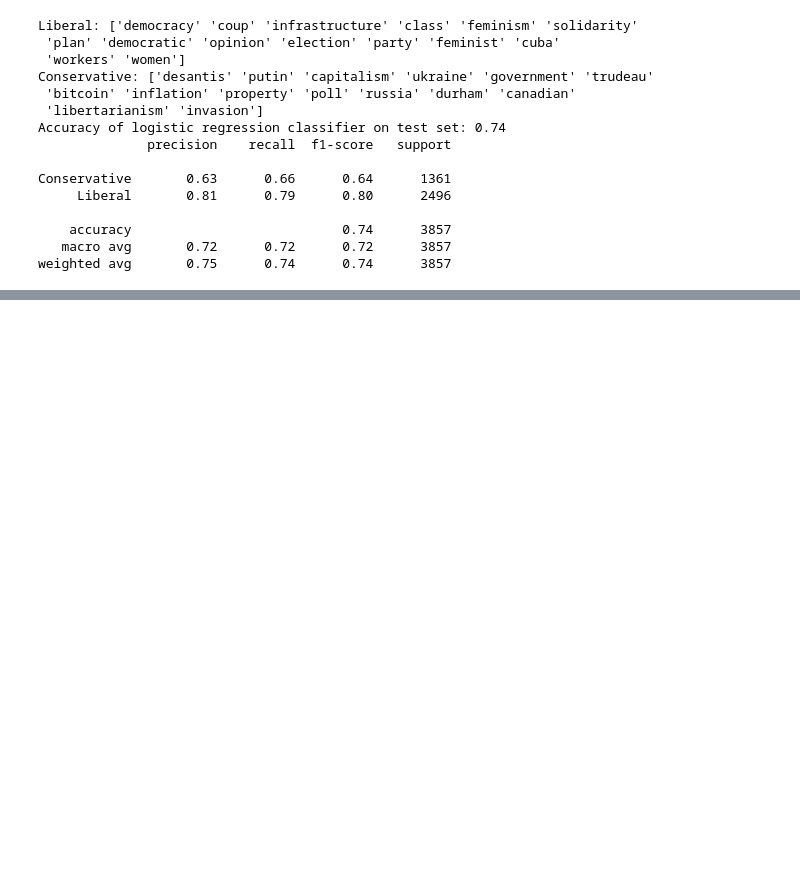
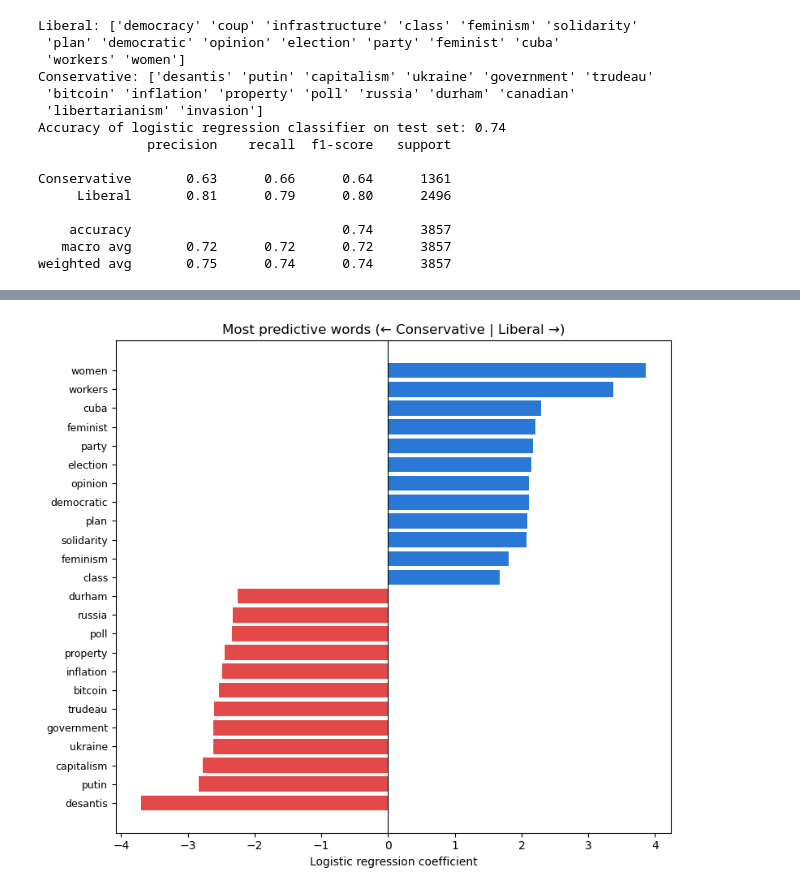
Before and after one commit to yume-24/intermediate-data-science-PBL2, a Jupyter notebook: Analysis.ipynb, the cells around one changed output, grey strips where cells are left out. Drawn from its saved outputs; the diff is of its cells as text; code cells hidden in the pictures; blank space fills up the shorter version.

Commit message:
TFIDF+Logistics

```diff
--- a/Analysis.ipynb
+++ b/Analysis.ipynb
@@ -135,0 +150,24 @@ weighted avg       0.75      0.74      0.74      3857
+# %%
+import numpy as np
+import matplotlib.pyplot as plt
+
+coefs_f = model.coef_[0]
+names = vectorizer.get_feature_names_out()
+
+n = 12
+top_lib_idx = np.argsort(coefs_f)[-n:]
+top_con_idx = np.argsort(coefs_f)[:n]
+idx = np.concatenate([top_con_idx, top_lib_idx])
+vals = coefs_f[idx]
+labels = names[idx]
+colors = ["#e34948" if v < 0 else "#2a78d6" for v in vals]   # 红=保守 蓝=自由
+
+fig, ax = plt.subplots(figsize=(8, 7))
+ax.barh(range(len(vals)), vals, color=colors)
+ax.set_yticks(range(len(vals))); ax.set_yticklabels(labels, fontsize=9)
+ax.axvline(0, color="black", lw=0.8)
+ax.set_xlabel("Logistic regression coefficient")
+ax.set_title("Most predictive words (← Conservative | Liberal →)")
+plt.tight_layout(); plt.savefig("fig3_coefs.png", dpi=150); plt.show()
+# %% [output]
+[figure, added]
```
Also changed, not shown: parts of 2 cells of this notebook, 3 other files.
